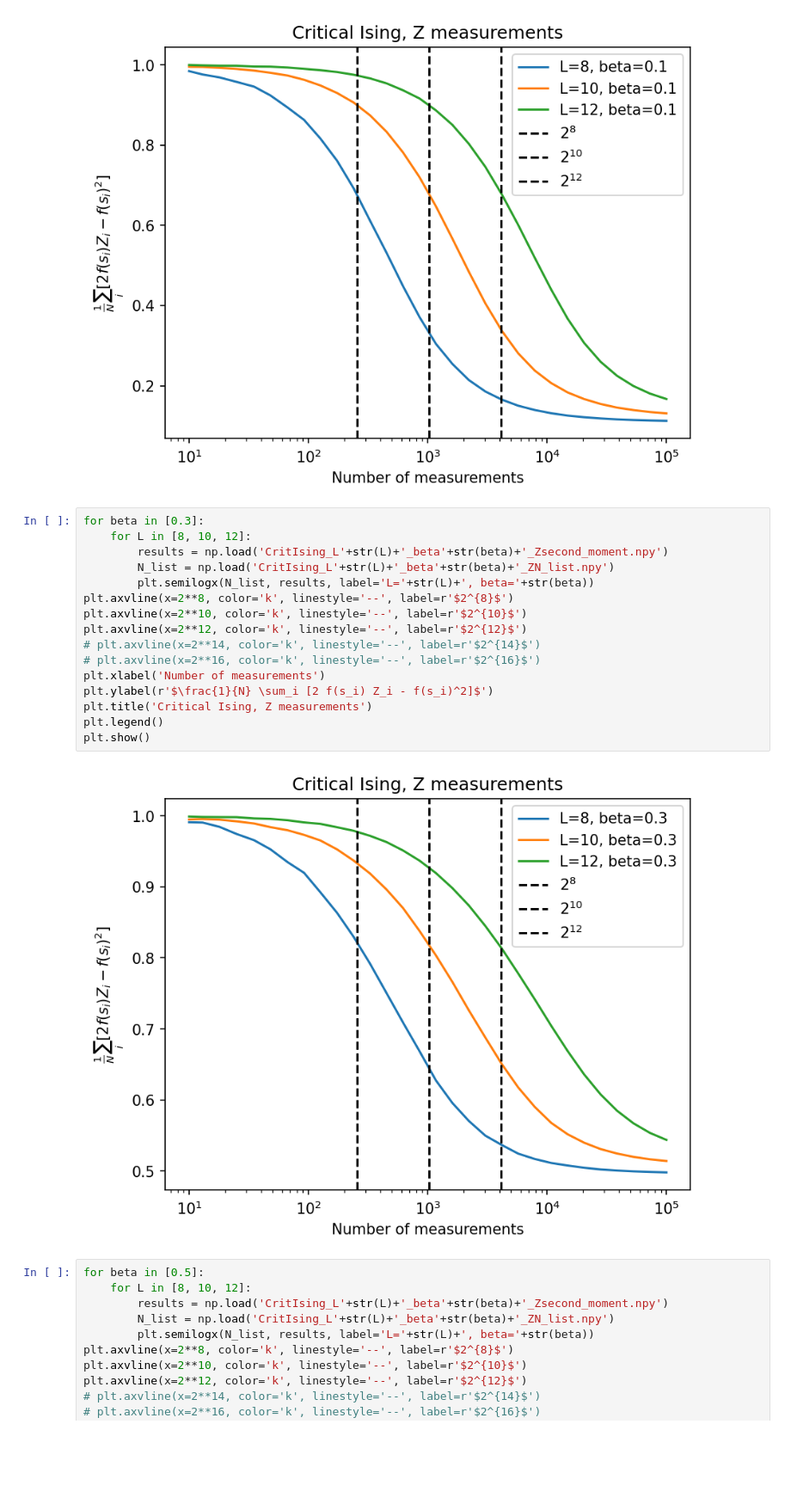
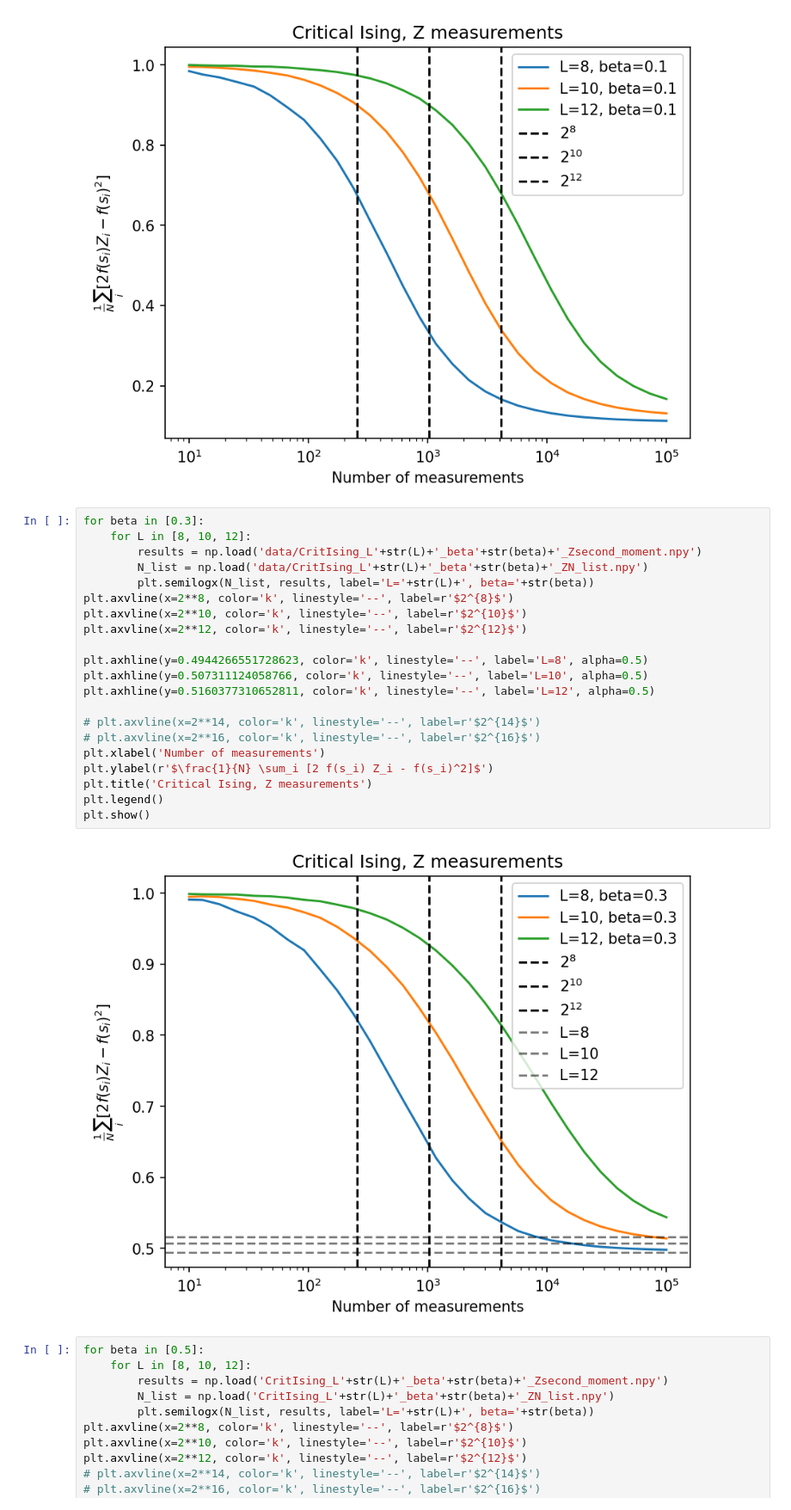
Before and after one commit to YueLiu01/MPSToolBox, a Jupyter notebook: snapshot_measurements.ipynb, the cells around one changed output. Shown at 86% size. Saved outputs shown, nothing was run; the diff lists cells and outputs as text; blank space fills up the shorter version.

```diff
--- a/snapshot_measurements.ipynb
+++ b/snapshot_measurements.ipynb
@@ -579,21 +579,26 @@ plt.show()
 # %%
 for beta in [0.3]:
     for L in [8, 10, 12]:
-        results = np.load('CritIsing_L'+str(L)+'_beta'+str(beta)+'_Zsecond_moment.npy')
-        N_list = np.load('CritIsing_L'+str(L)+'_beta'+str(beta)+'_ZN_list.npy')
+        results = np.load('data/CritIsing_L'+str(L)+'_beta'+str(beta)+'_Zsecond_moment.npy')
+        N_list = np.load('data/CritIsing_L'+str(L)+'_beta'+str(beta)+'_ZN_list.npy')
         plt.semilogx(N_list, results, label='L='+str(L)+', beta='+str(beta))
 plt.axvline(x=2**8, color='k', linestyle='--', label=r'$2^{8}$')
 plt.axvline(x=2**10, color='k', linestyle='--', label=r'$2^{10}$')
 plt.axvline(x=2**12, color='k', linestyle='--', label=r'$2^{12}$')
+
+plt.axhline(y=0.4944266551728623, color='k', linestyle='--', label='L=8', alpha=0.5)
+plt.axhline(y=0.507311124058766, color='k', linestyle='--', label='L=10', alpha=0.5)
+plt.axhline(y=0.5160377310652811, color='k', linestyle='--', label='L=12', alpha=0.5)
+
 # plt.axvline(x=2**14, color='k', linestyle='--', label=r'$2^{14}$')
 # plt.axvline(x=2**16, color='k', linestyle='--', label=r'$2^{16}$')
 plt.xlabel('Number of measurements')
 plt.ylabel(r'$\frac{1}{N} \sum_i [2 f(s_i) Z_i - f(s_i)^2]$')
 plt.title('Critical Ising, Z measurements')
 plt.legend()
 plt.show()
 # %% [output]
-[figure, old version]
+[figure, new version]
 # %%
 for beta in [0.5]:
     for L in [8, 10, 12]:
```
Also changed, not shown: 2 other files.
